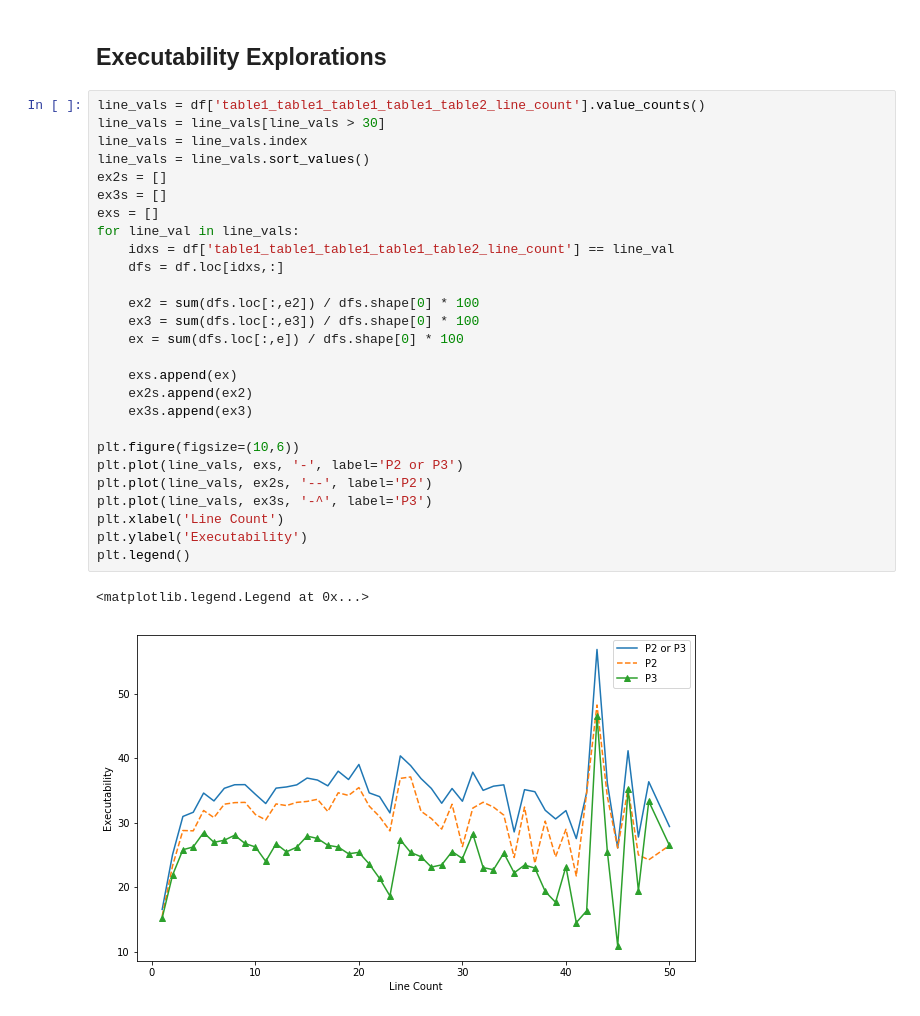
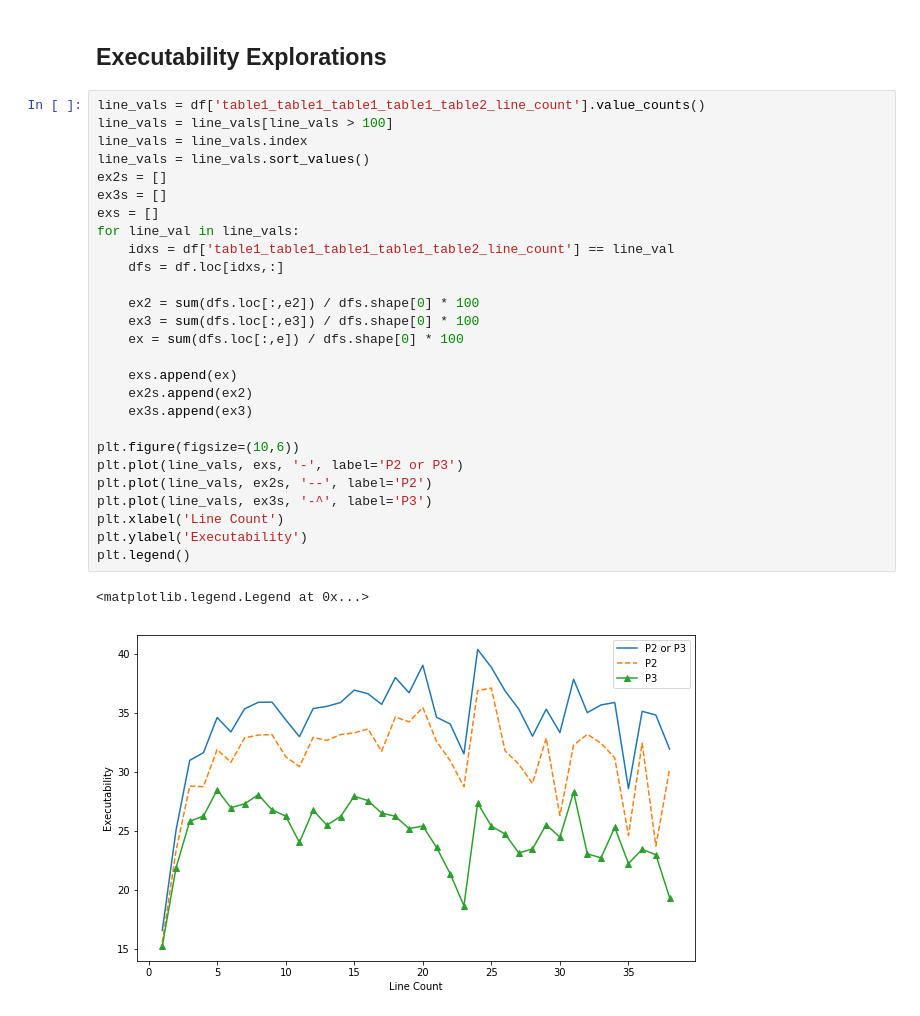
Before and after one commit to nimamahmoudi/msr2019-mining-challenge-webapp, a Jupyter notebook: data/stats2.ipynb, the cells around one changed output. Cells and saved outputs as stored; diff of their text form.

```diff
--- a/data/stats2.ipynb
+++ b/data/stats2.ipynb
@@ -410,34 +410,34 @@ Text(0, 0.5, 'Executability if Snippets')
 ## Executability Explorations
 # %%
 line_vals = df['table1_table1_table1_table1_table2_line_count'].value_counts()
-line_vals = line_vals[line_vals > 30]
+line_vals = line_vals[line_vals > 100]
 line_vals = line_vals.index
 line_vals = line_vals.sort_values()
 ex2s = []
 ex3s = []
 exs = []
 for line_val in line_vals:
     idxs = df['table1_table1_table1_table1_table2_line_count'] == line_val
     dfs = df.loc[idxs,:]
 
     ex2 = sum(dfs.loc[:,e2]) / dfs.shape[0] * 100
     ex3 = sum(dfs.loc[:,e3]) / dfs.shape[0] * 100
     ex = sum(dfs.loc[:,e]) / dfs.shape[0] * 100
 
     exs.append(ex)
     ex2s.append(ex2)
     ex3s.append(ex3)
 
 plt.figure(figsize=(10,6))
 plt.plot(line_vals, exs, '-', label='P2 or P3')
 plt.plot(line_vals, ex2s, '--', label='P2')
 plt.plot(line_vals, ex3s, '-^', label='P3')
 plt.xlabel('Line Count')
 plt.ylabel('Executability')
 plt.legend()
 # %% [output]
 <matplotlib.legend.Legend at 0x...>
-[figure, old version]
+[figure, new version]
 # %%
 plt.figure(figsize=(10,6))
 plt.plot(line_vals, exs, '-', label='P2 or P3')
```
Also changed, not shown: parts of 1 cell of this notebook.
